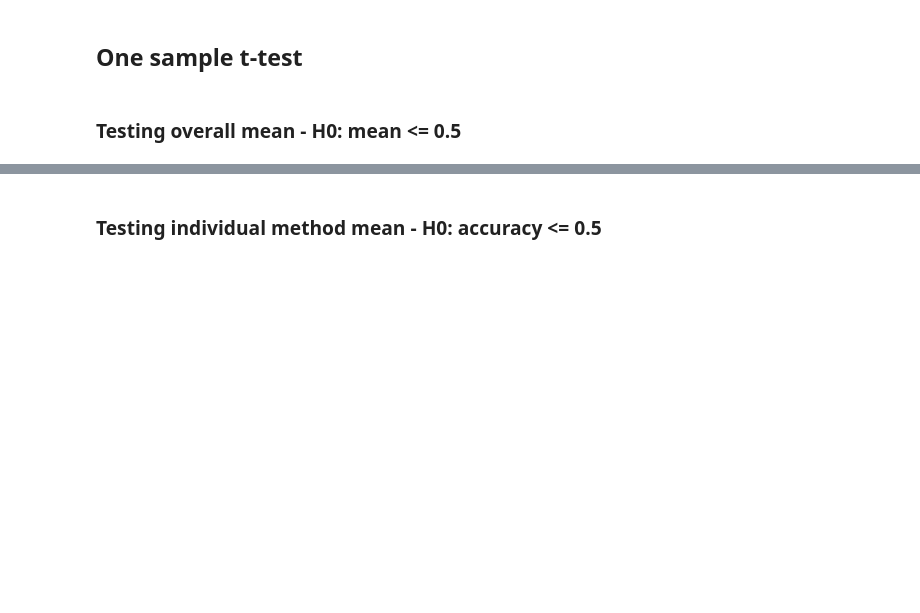
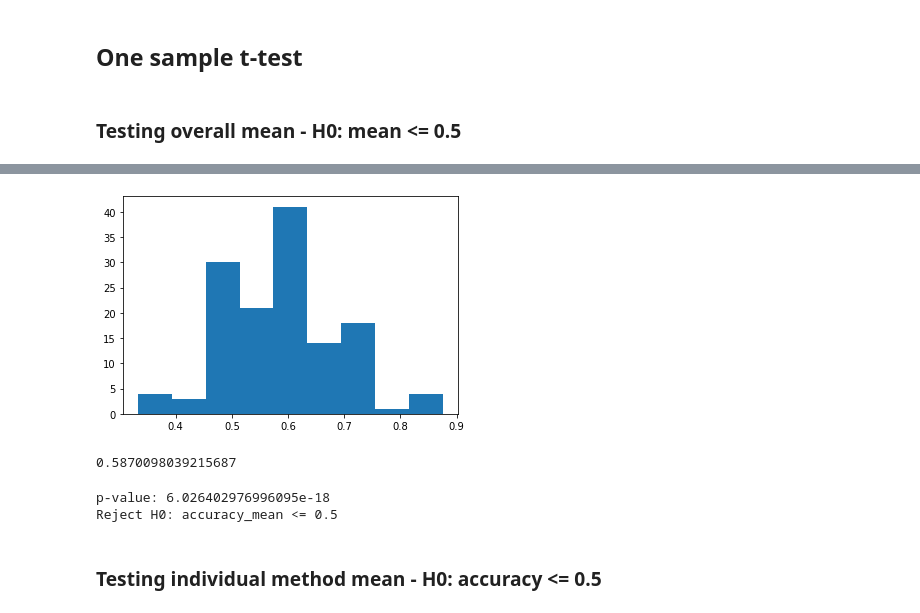
Before and after one commit to tlabarta/helpfulnessofxai, a Jupyter notebook: questionnaire_metrics_calculator.ipynb, the cells around one changed output, grey strips where cells are left out. Drawn from its saved outputs; the diff is of its cells as text; code cells hidden in the pictures; blank space fills up the shorter version.

```diff
--- a/questionnaire_metrics_calculator.ipynb
+++ b/questionnaire_metrics_calculator.ipynb
@@ -393,4 +393,5 @@ mean_h_0 = 0.5
 alpha = 0.05
 # %%
 accuracy_mean = df_accuracy_method_case["accuracy"].mean()
-accuracy_per_case_method = df_accuracy_method_case["accuracy"].values
+#accuracy_per_case_method = df_accuracy_method_case["accuracy"].values
+accuracy_per_case_method = df_accuracy_method_case.mean(level=1)["accuracy"].values
@@ -403,3 +410,18 @@ Reject H0: accuracy_mean <= 0.5
+# %%
+plt.hist(accuracy_per_case_method, bins=9)
+plt.show()
+# %% [output]
+[figure, added]
+# %%
+accuracy_per_case_method.mean()
+# %% [output]
+0.5870098039215687
+# %%
+tset, pval = ttest_1samp(accuracy_per_case_method, mean_h_0, alternative="greater")
+print_test_result(pval, alpha, mean_h_0)
+# %% [output]
+p-value: 6.026402976996095e-18
+Reject H0: accuracy_mean <= 0.5
 # %% [markdown]
 ### Testing individual method mean - H0: accuracy <= 0.5
 # %%
```
Also changed, not shown: parts of 26 cells of this notebook, 4 other files.
